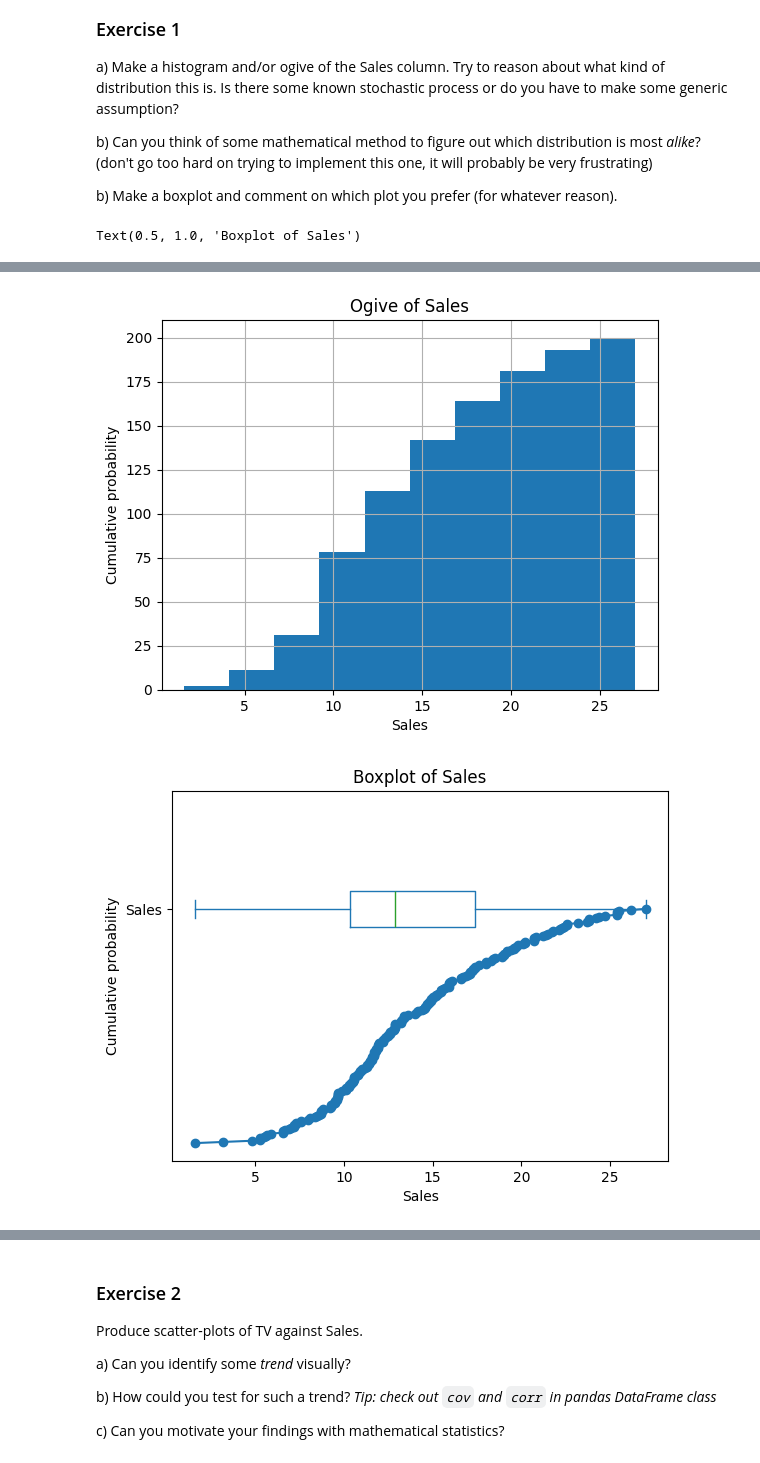
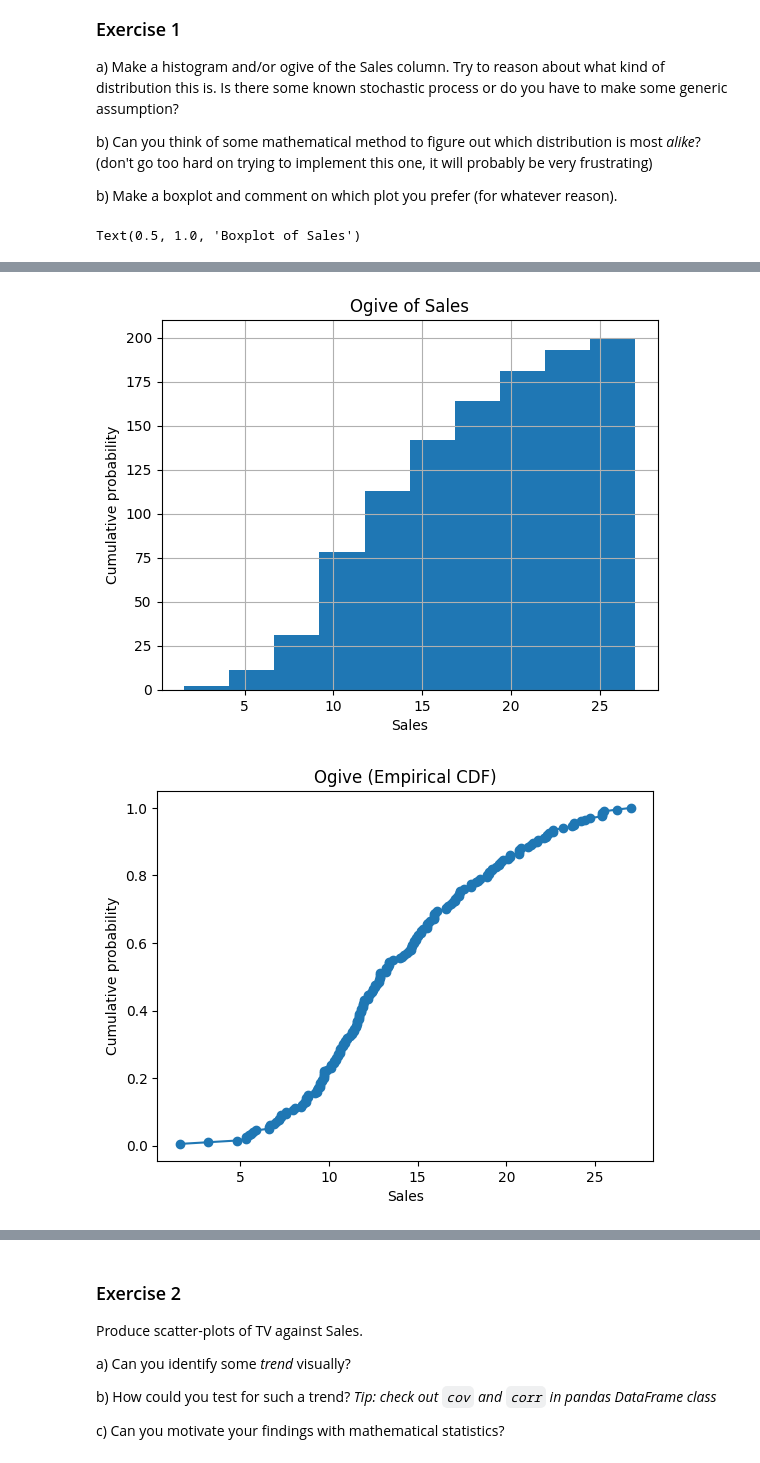
Before and after one commit to nouralahmad89-crypto/Statistiska-metoder-Nour-Alahmad, a Jupyter notebook: Excersises/P2-python-descriptive-stats.ipynb, the cells around one changed output, grey strips where cells are left out. Saved outputs shown, nothing was run; the diff lists cells and outputs as text; code cells hidden in the pictures.

```diff
--- a/Excersises/P2-python-descriptive-stats.ipynb
+++ b/Excersises/P2-python-descriptive-stats.ipynb
@@ -115,32 +115,34 @@ df["Sales"].hist(
     bins=10,
     cumulative=True,
 )
 plt.xlabel("Sales")
 plt.ylabel("Cumulative probability")
 plt.title("Ogive of Sales")
 # ogive
 plt.figure()
 
 x = np.sort(df["Sales"])
 y = np.arange(1, len(x) + 1) / len(x)
 
 plt.plot(x, y, marker="o", linestyle="-")
 plt.xlabel("Sales")
 plt.ylabel("Cumulative probability")
 plt.title("Ogive (Empirical CDF)")
 
 """
  Histogrammet är ungefär klockformat och ogiven har en S-form,
 vilket tyder på att försäljningsdatan är approximativt normalfördelad.
 
 """
 # b)
-plt.Figure()
+plt.figure()
 df["Sales"].plot(kind="box", vert=False)
 plt.xlabel("Sales")
 plt.title("Boxplot of Sales")
+"""No outliers are observed.
+The mean is not centered in the box, indicating a skewed distribution rather than symmetry."""
 # %% [output]
 Text(0.5, 1.0, 'Boxplot of Sales')
 [figure]
 [figure]
-[figure, old version]
+[figure, new version]
```
Also changed, not shown: parts of 17 cells of this notebook.
